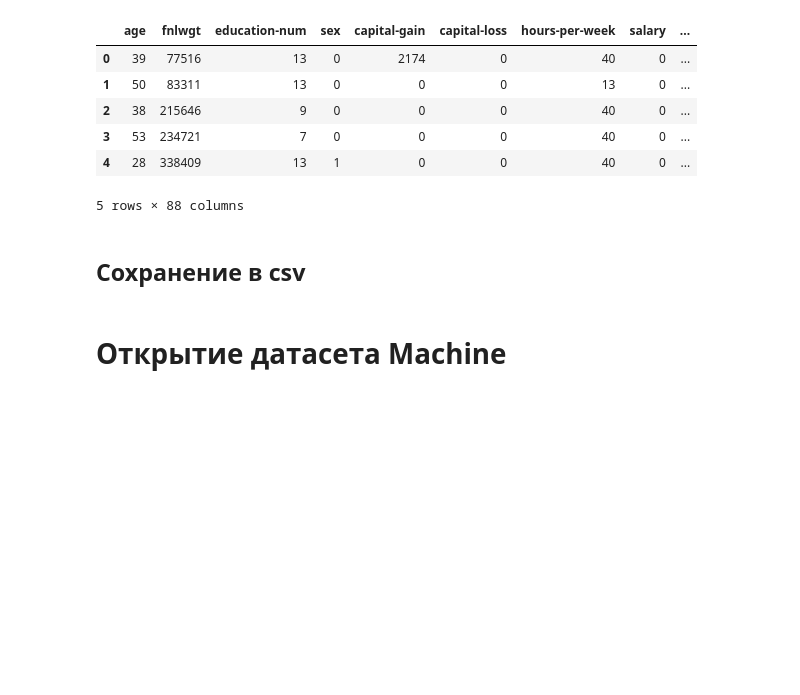
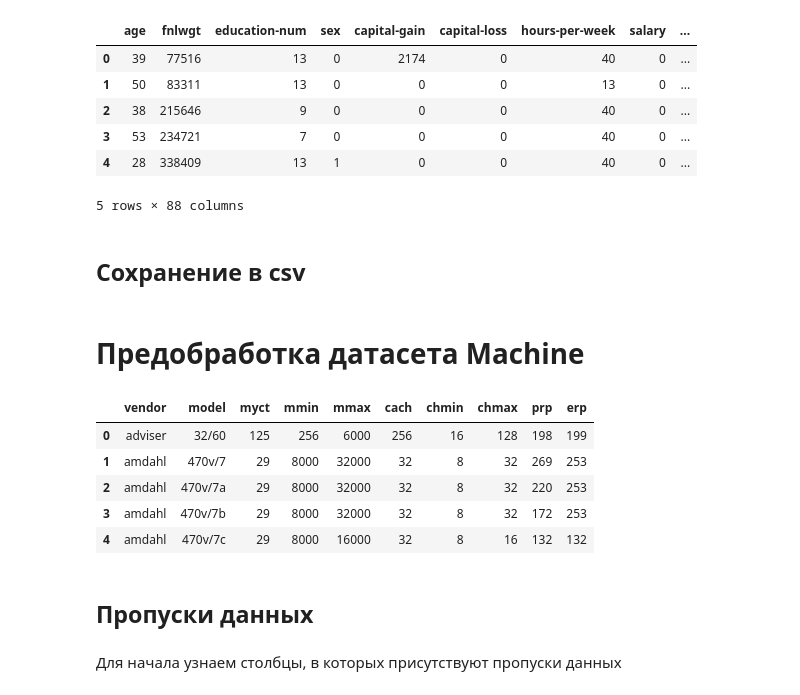
Before and after one commit to cawadead/machine_learning, a Jupyter notebook: notebooks/1_preprocessing.ipynb, the cells around one changed output. Saved outputs shown, nothing was run; the diff lists cells and outputs as text; code cells hidden in the pictures; blank space fills up the shorter version.

```diff
--- a/notebooks/1_preprocessing.ipynb
+++ b/notebooks/1_preprocessing.ipynb
@@ -141,2 +139,16 @@ adult_data.to_csv('../data/adult_preprocessed.csv')
 # %% [markdown]
-# Открытие датасета Machine
+# Предобработка датасета Machine
+# %%
+machine_data = pd.read_csv('../data/machine.csv')
+machine_data.head()
+# %% [output]
+|  | vendor | model | myct | mmin | mmax | cach | chmin | chmax | prp | erp |
+| 0 | adviser | 32/60 | 125 | 256 | 6000 | 256 | 16 | 128 | 198 | 199 |
+| 1 | amdahl | 470v/7 | 29 | 8000 | 32000 | 32 | 8 | 32 | 269 | 253 |
+| 2 | amdahl | 470v/7a | 29 | 8000 | 32000 | 32 | 8 | 32 | 220 | 253 |
+| 3 | amdahl | 470v/7b | 29 | 8000 | 32000 | 32 | 8 | 32 | 172 | 253 |
+| 4 | amdahl | 470v/7c | 29 | 8000 | 16000 | 32 | 8 | 16 | 132 | 132 |
+# %% [markdown]
+## Пропуски данных
+# %% [markdown]
+Для начала узнаем столбцы, в которых присутствуют пропуски данных
```
Also changed, not shown: parts of 16 cells of this notebook, 6 other files.
